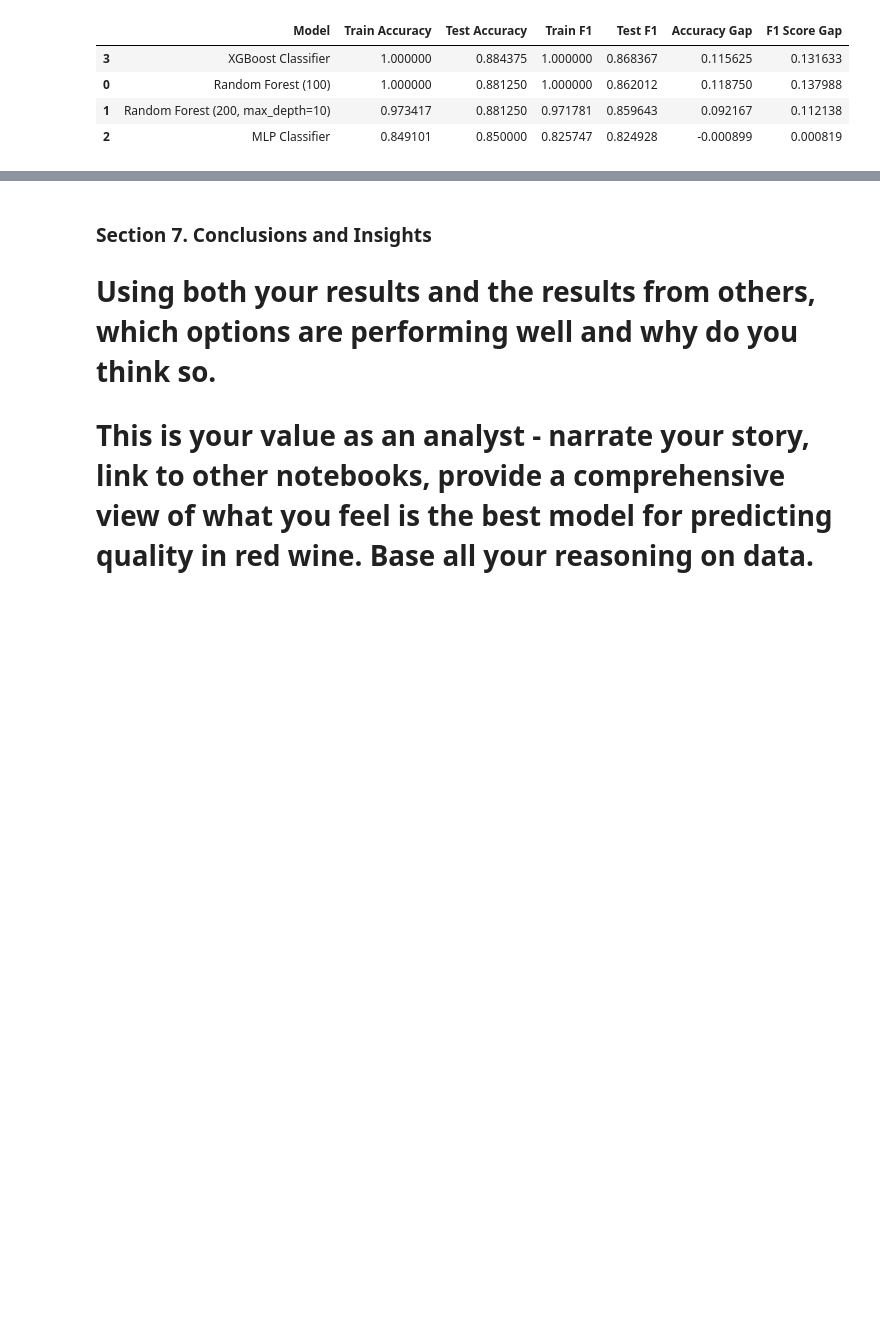
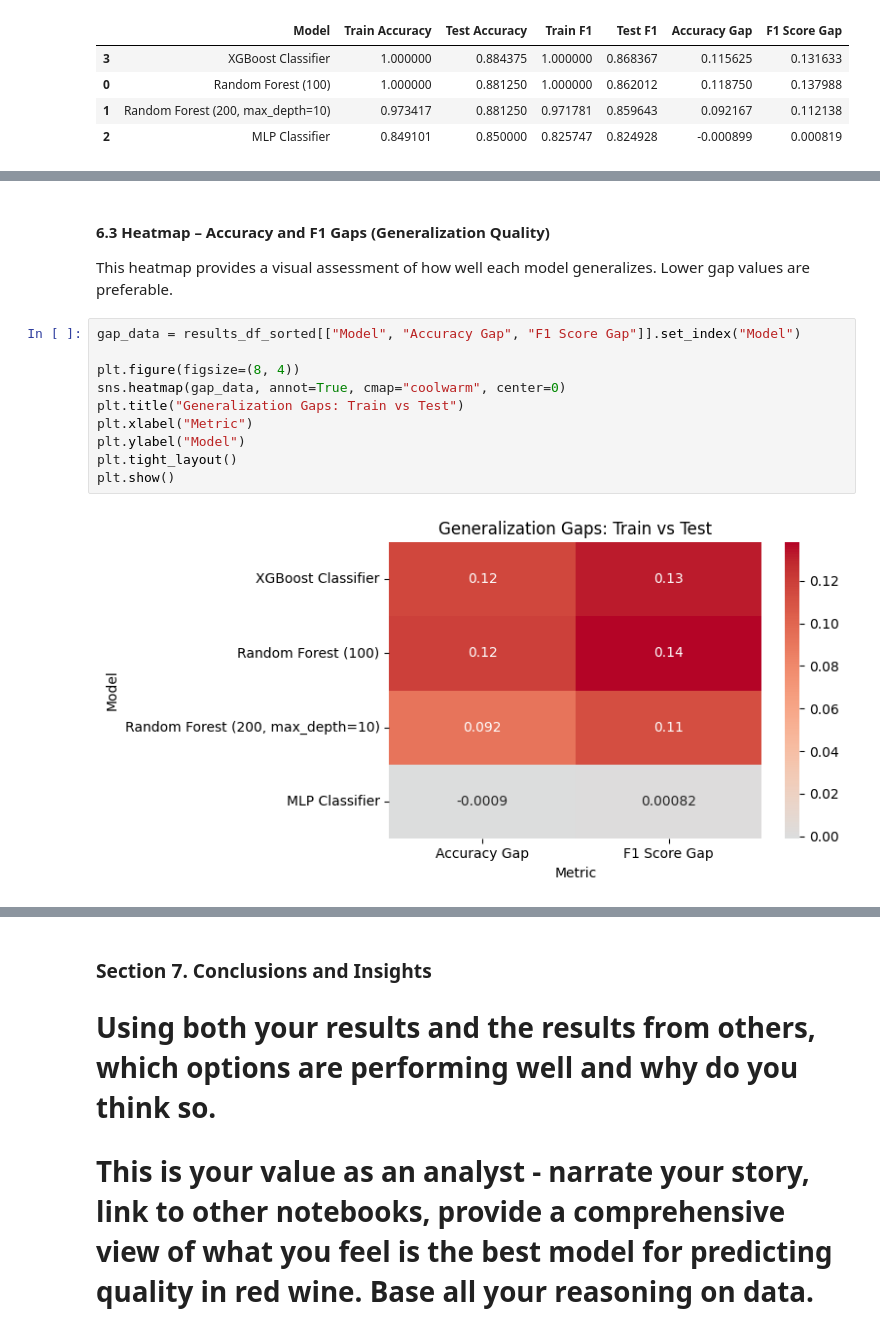
Before and after one commit to Data-Git-Hub/applied-ml-data-git-hub, a Jupyter notebook: lab05/ensemble-data-git-hub.ipynb, the cells around one changed output, grey strips where cells are left out. Saved outputs shown, nothing was run; the diff lists cells and outputs as text; blank space fills up the shorter version.

```diff
--- a/lab05/ensemble-data-git-hub.ipynb
+++ b/lab05/ensemble-data-git-hub.ipynb
@@ -473,0 +491,16 @@ results_df_sorted.style.apply(highlight_best_values_green_text, axis=None)
+# %% [markdown]
+#### 6.3 Heatmap – Accuracy and F1 Gaps (Generalization Quality)
+
+This heatmap provides a visual assessment of how well each model generalizes. Lower gap values are preferable. <br>
+# %%
+gap_data = results_df_sorted[["Model", "Accuracy Gap", "F1 Score Gap"]].set_index("Model")
+
+plt.figure(figsize=(8, 4))
+sns.heatmap(gap_data, annot=True, cmap="coolwarm", center=0)
+plt.title("Generalization Gaps: Train vs Test")
+plt.xlabel("Metric")
+plt.ylabel("Model")
+plt.tight_layout()
+plt.show()
+# %% [output]
+[figure, added]
```
Also changed, not shown: parts of 5 cells of this notebook, 1 other file.
